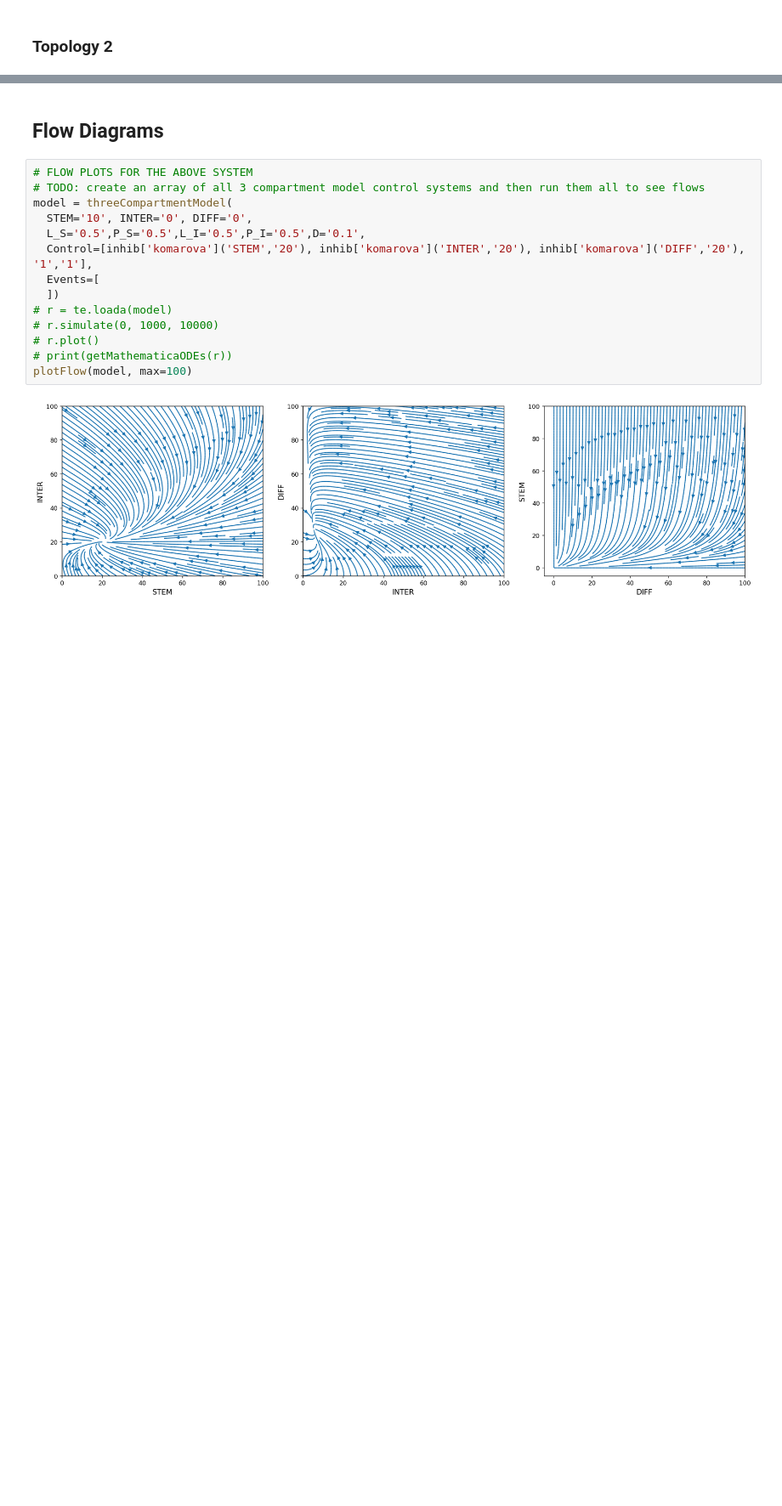
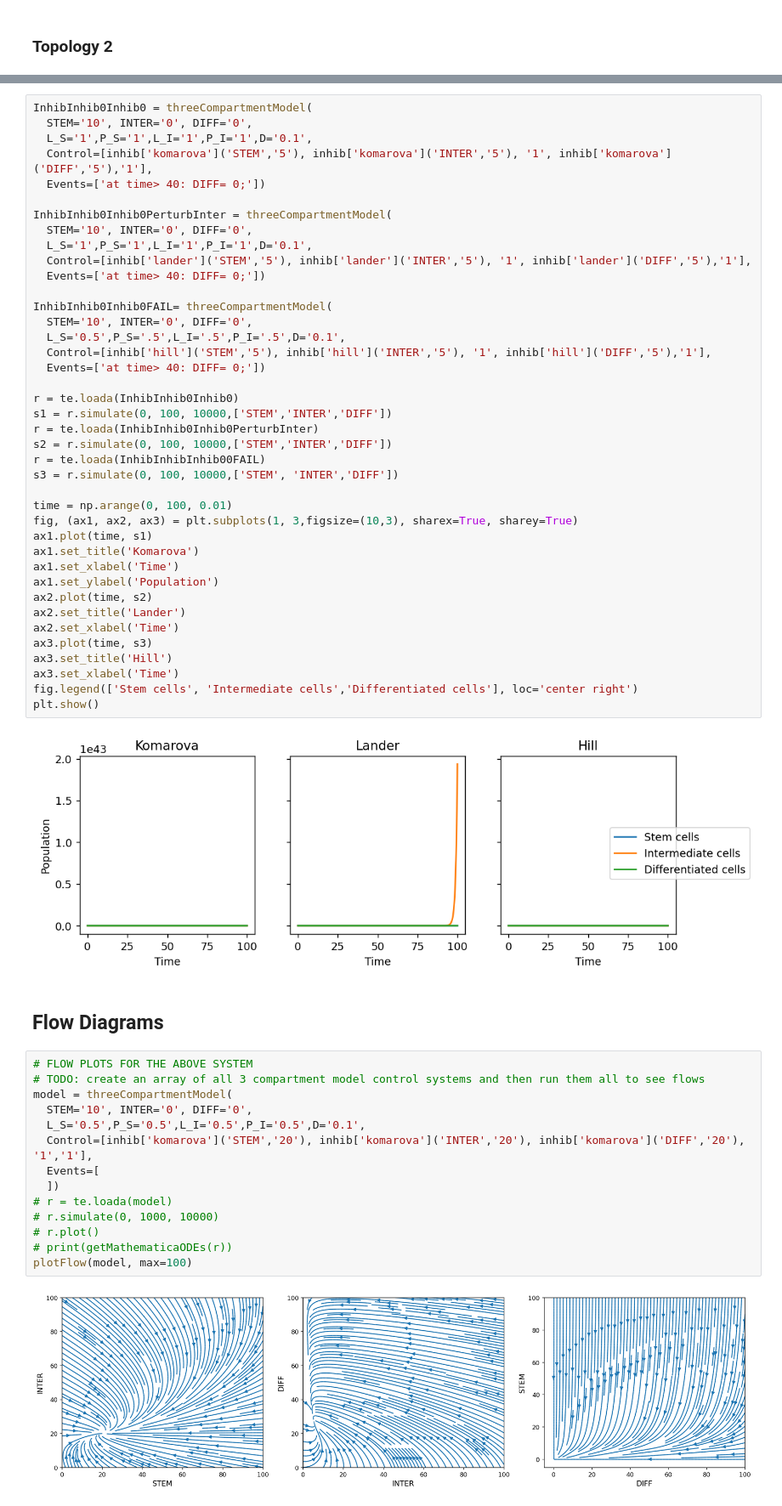
Before and after one commit to GJSeverino/Cell-Lineages, a Jupyter notebook: Nanohub_project.ipynb, the cells around one changed output, grey strips where cells are left out. Shown at 85% size. Cells and saved outputs as stored; diff of their text form; blank space fills up the shorter version.

```diff
--- a/Nanohub_project.ipynb
+++ b/Nanohub_project.ipynb
@@ -800,3 +803,45 @@ plt.show()
+# %%
+InhibInhib0Inhib0 = threeCompartmentModel(
+  STEM='10', INTER='0', DIFF='0',
+  L_S='1',P_S='1',L_I='1',P_I='1',D='0.1',
+  Control=[inhib['komarova']('STEM','5'), inhib['komarova']('INTER','5'), '1', inhib['komarova']('DIFF','5'),'1'],
+  Events=['at time> 40: DIFF= 0;'])
+
+InhibInhib0Inhib0PerturbInter = threeCompartmentModel(
+  STEM='10', INTER='0', DIFF='0',
+  L_S='1',P_S='1',L_I='1',P_I='1',D='0.1',
+  Control=[inhib['lander']('STEM','5'), inhib['lander']('INTER','5'), '1', inhib['lander']('DIFF','5'),'1'],
+  Events=['at time> 40: DIFF= 0;'])
+
+InhibInhib0Inhib0FAIL= threeCompartmentModel(
+  STEM='10', INTER='0', DIFF='0',
+  L_S='0.5',P_S='.5',L_I='.5',P_I='.5',D='0.1',
+  Control=[inhib['hill']('STEM','5'), inhib['hill']('INTER','5'), '1', inhib['hill']('DIFF','5'),'1'],
+  Events=['at time> 40: DIFF= 0;'])
+
+r = te.loada(InhibInhib0Inhib0)
+s1 = r.simulate(0, 100, 10000,['STEM','INTER','DIFF'])
+r = te.loada(InhibInhib0Inhib0PerturbInter)
+s2 = r.simulate(0, 100, 10000,['STEM','INTER','DIFF'])
+r = te.loada(InhibInhibInhib00FAIL)
+s3 = r.simulate(0, 100, 10000,['STEM', 'INTER','DIFF'])
+
+time = np.arange(0, 100, 0.01)
+fig, (ax1, ax2, ax3) = plt.subplots(1, 3,figsize=(10,3), sharex=True, sharey=True)
+ax1.plot(time, s1)
+ax1.set_title('Komarova')
+ax1.set_xlabel('Time')
+ax1.set_ylabel('Population')
+ax2.plot(time, s2)
+ax2.set_title('Lander')
+ax2.set_xlabel('Time')
+ax3.plot(time, s3)
+ax3.set_title('Hill')
+ax3.set_xlabel('Time')
+fig.legend(['Stem cells', 'Intermediate cells','Differentiated cells'], loc='center right')
+plt.show()
+# %% [output]
+[figure, added]
 # %% [markdown]
 ## Flow Diagrams
 # %%
```
Also changed, not shown: parts of 2 cells of this notebook.
